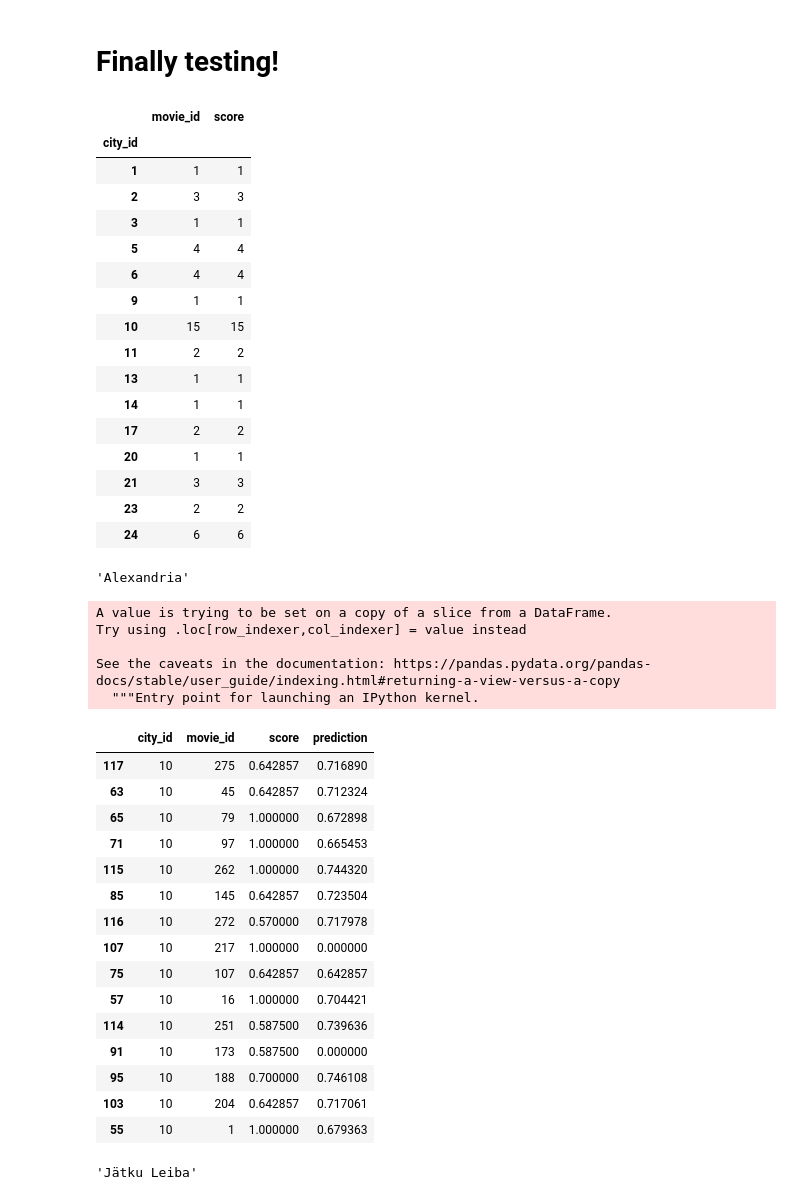
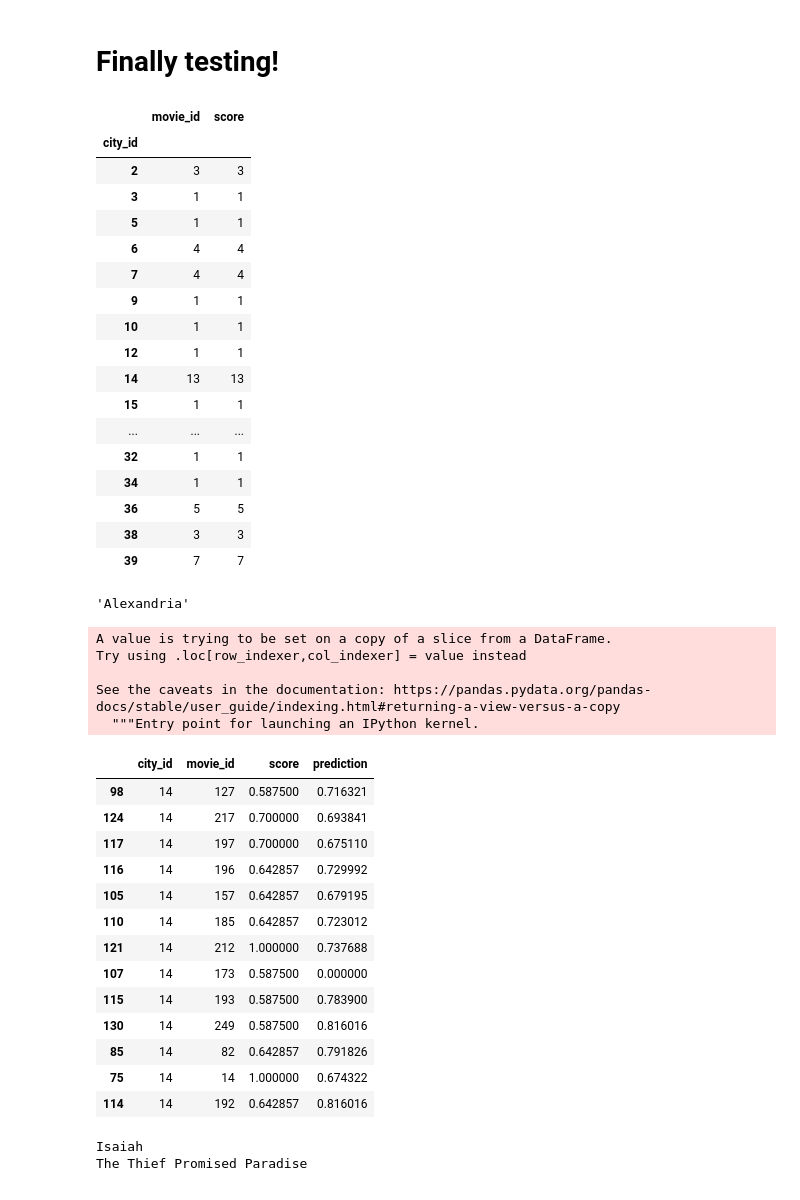
Before and after one commit to dj-betts/jf_project, a Jupyter notebook: recommender_base.ipynb, the cells around one changed output. Cells and saved outputs as stored; diff of their text form; code cells hidden in the pictures.

Commit message:
without china

```diff
--- a/recommender_base.ipynb
+++ b/recommender_base.ipynb
@@ -459,3 +475,5 @@ data = pd.read_csv('/Users/djbetts/Desktop/jf_project/data/recommender_top50_geo
+# %%
+data = pd.read_csv('/Users/djbetts/Desktop/jf_project/data/recommender_top50_geo__city_noChina.csv')
 # %%
 df = data.copy()
 # %%
@@ -609,23 +616,24 @@ Name: geo__city, Length: 379, dtype: object
 # %% [markdown]
 # Finally testing!
 # %%
-test.groupby('city_id').count().head(15)
+test.groupby('city_id').count().head(20)
 # %% [output]
 |  | movie_id | score |
 | city_id |  |  |
-| 1 | 1 | 1 |
 | 2 | 3 | 3 |
 | 3 | 1 | 1 |
-| 5 | 4 | 4 |
+| 5 | 1 | 1 |
 | 6 | 4 | 4 |
+| 7 | 4 | 4 |
 | 9 | 1 | 1 |
-| 10 | 15 | 15 |
-| 11 | 2 | 2 |
-| 13 | 1 | 1 |
-| 14 | 1 | 1 |
-| 17 | 2 | 2 |
-| 20 | 1 | 1 |
-| 21 | 3 | 3 |
-| 23 | 2 | 2 |
-| 24 | 6 | 6 |
+| 10 | 1 | 1 |
+| 12 | 1 | 1 |
+| 14 | 13 | 13 |
+| 15 | 1 | 1 |
+| ... | ... | ... |
+| 32 | 1 | 1 |
+| 34 | 1 | 1 |
+| 36 | 5 | 5 |
+| 38 | 3 | 3 |
+| 39 | 7 | 7 |
 # %%
@@ -633,35 +641,35 @@ cities.loc[10]
 # %% [output]
 'Alexandria'
 # %%
-city_ten = test[test.city_id == 10]
+city_ten = test[test.city_id == 14]
 # %%
-predictions = rec.pred_one_user(user_id=10)
+predictions = rec.pred_one_user(user_id=14)
 # %%
-city_ten['prediction'] = predictions[test[test.city_id == 10].movie_id.values]
+city_ten['prediction'] = predictions[test[test.city_id == 14].movie_id.values]
 city_ten
 # %% [output]
 A value is trying to be set on a copy of a slice from a DataFrame.
 Try using .loc[row_indexer,col_indexer] = value instead
 
 See the caveats in the documentation: https://pandas.pydata.org/pandas-docs/stable/user_guide/indexing.html#returning-a-view-versus-a-copy
   """Entry point for launching an IPython kernel.
 |  | city_id | movie_id | score | prediction |
-| 117 | 10 | 275 | 0.642857 | 0.716890 |
-| 63 | 10 | 45 | 0.642857 | 0.712324 |
-| 65 | 10 | 79 | 1.000000 | 0.672898 |
-| 71 | 10 | 97 | 1.000000 | 0.665453 |
-| 115 | 10 | 262 | 1.000000 | 0.744320 |
-| 85 | 10 | 145 | 0.642857 | 0.723504 |
-| 116 | 10 | 272 | 0.570000 | 0.717978 |
-| 107 | 10 | 217 | 1.000000 | 0.000000 |
-| 75 | 10 | 107 | 0.642857 | 0.642857 |
-| 57 | 10 | 16 | 1.000000 | 0.704421 |
-| 114 | 10 | 251 | 0.587500 | 0.739636 |
-| 91 | 10 | 173 | 0.587500 | 0.000000 |
-| 95 | 10 | 188 | 0.700000 | 0.746108 |
-| 103 | 10 | 204 | 0.642857 | 0.717061 |
-| 55 | 10 | 1 | 1.000000 | 0.679363 |
+| 98 | 14 | 127 | 0.587500 | 0.716321 |
+| 124 | 14 | 217 | 0.700000 | 0.693841 |
+| 117 | 14 | 197 | 0.700000 | 0.675110 |
+| 116 | 14 | 196 | 0.642857 | 0.729992 |
+| 105 | 14 | 157 | 0.642857 | 0.679195 |
+| 110 | 14 | 185 | 0.642857 | 0.723012 |
+| 121 | 14 | 212 | 1.000000 | 0.737688 |
+| 107 | 14 | 173 | 0.587500 | 0.000000 |
+| 115 | 14 | 193 | 0.587500 | 0.783900 |
+| 130 | 14 | 249 | 0.587500 | 0.816016 |
+| 85 | 14 | 82 | 0.642857 | 0.791826 |
+| 75 | 14 | 14 | 1.000000 | 0.674322 |
+| 114 | 14 | 192 | 0.642857 | 0.816016 |
 # %%
-movies.loc[173]
+print(movies.loc[145])
+print(movies.loc[251])
 # %% [output]
-'Jätku Leiba'
+Isaiah
+The Thief Promised Paradise
```
Also changed, not shown: parts of 27 cells of this notebook.
